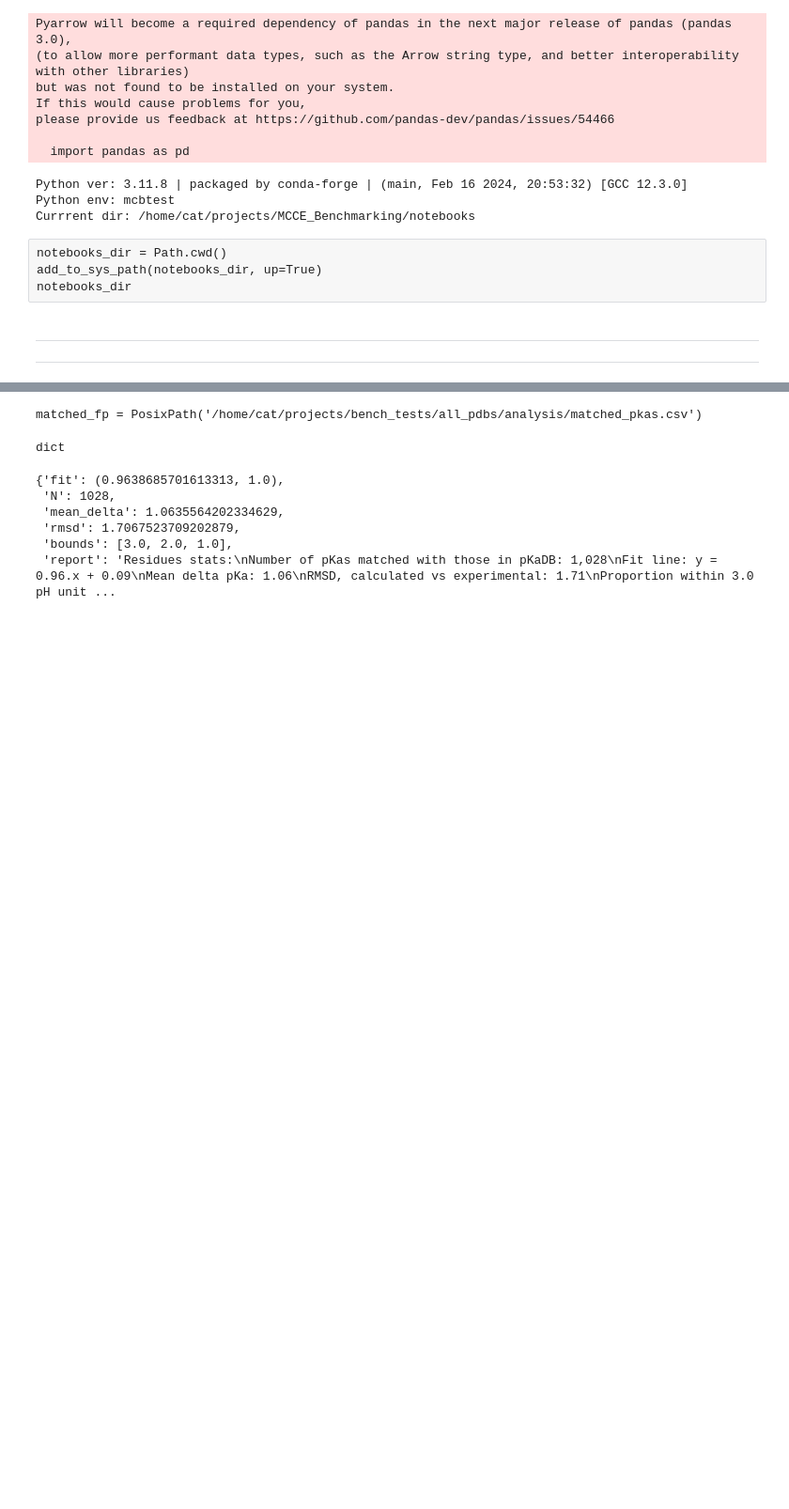
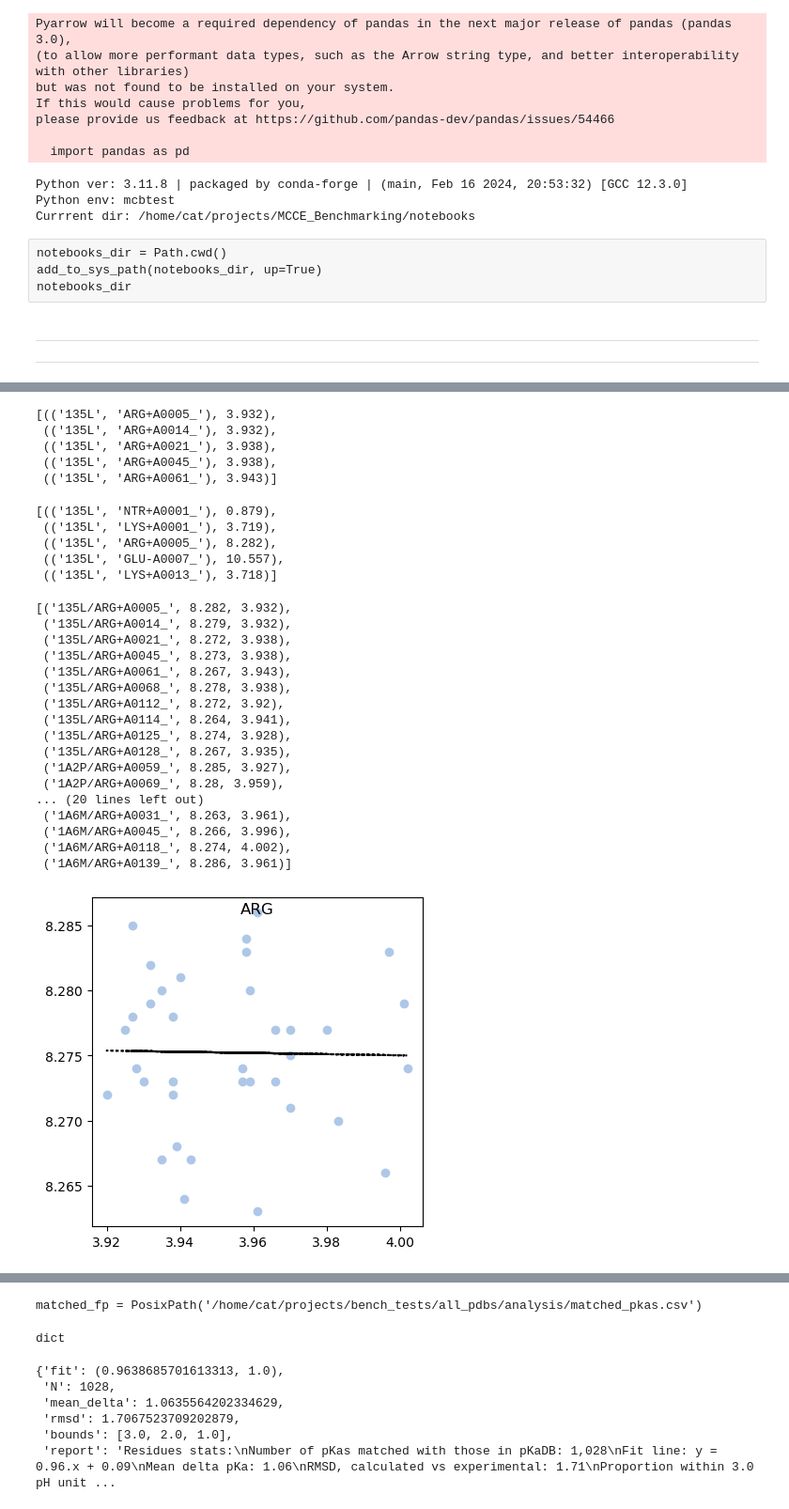
Before and after one commit to GunnerLab/MCCE_Benchmarking, a Jupyter notebook: notebooks/prep.ipynb, the cells around one changed output, grey strips where cells are left out. Shown: that part at 94% size. Drawn from its saved outputs; the diff is of its cells as text; code cells hidden in the pictures; blank space fills up the shorter version.

Commit message:
fix: Comparison processing, ref set position in plots.
Closes #34

```diff
--- a/notebooks/prep.ipynb
+++ b/notebooks/prep.ipynb
@@ -106,0 +89,6 @@ pdbs = PosixPath('/home/cat/projects/bench_tests/all_pdbs/RUNS')
+# %%
+print(BENCH)
+print(f"{USER_PRFX = }\n{USER_ENV = }\n{CONDA_PATH = }")
+
+for f in OUT_FILES:
+    print(f.name, f.value)
@@ -106,0 +331,68 @@ pdbs = PosixPath('/home/cat/projects/bench_tests/all_pdbs/RUNS')
+# %%
+def match_pkas(calc_pkas:dict, expl_pkas:dict) -> list:
+    """Return a list of 3-tuples:
+    Convention: second dict is taken as ref.
+    (id=<pdb>/<res>, calculated pka, experimental pka).
+    """
+
+    calculated_ids = list(set([key[0] for key in calc_pkas]))
+    pkas = []
+    for key in expl_pkas:
+        if key[0] not in calculated_ids:
+            continue
+
+        if key in calc_pkas:
+            calc_pka = calc_pkas[key]
+        elif key[1][3] == "-":
+            calc_pka = 0.0
+        elif key[1][3] == "+":
+            calc_pka = 14.0
+        else:
+            print(f"Parsing error of job pKas for {key}")
+            continue
+
+        pkas.append(("{}/{}".format(*key), calc_pka, expl_pkas[key]))
+
+    return pkas
+# %%
+# misnamed!: dirA :: ref (e4, default) -> 2
+d2 = from_pickle(dirA.joinpath(ANALYZE_DIR, OUT_FILES.JOB_PKAS.value))
+list(d2.items())[:n]
+
+d1 = from_pickle(dirB.joinpath(ANALYZE_DIR, OUT_FILES.JOB_PKAS.value))
+list(d1.items())[:n]
+
+matched = match_pkas(d1, d2)
+matched
+
+# d2 should b x-axis!
+plots.plot_res_analysis(matched)
+# %% [output]
+[(('135L', 'ARG+A0005_'), 3.932),
+ (('135L', 'ARG+A0014_'), 3.932),
+ (('135L', 'ARG+A0021_'), 3.938),
+ (('135L', 'ARG+A0045_'), 3.938),
+ (('135L', 'ARG+A0061_'), 3.943)]
+[(('135L', 'NTR+A0001_'), 0.879),
+ (('135L', 'LYS+A0001_'), 3.719),
+ (('135L', 'ARG+A0005_'), 8.282),
+ (('135L', 'GLU-A0007_'), 10.557),
+ (('135L', 'LYS+A0013_'), 3.718)]
+[('135L/ARG+A0005_', 8.282, 3.932),
+ ('135L/ARG+A0014_', 8.279, 3.932),
+ ('135L/ARG+A0021_', 8.272, 3.938),
+ ('135L/ARG+A0045_', 8.273, 3.938),
+ ('135L/ARG+A0061_', 8.267, 3.943),
+ ('135L/ARG+A0068_', 8.278, 3.938),
+ ('135L/ARG+A0112_', 8.272, 3.92),
+ ('135L/ARG+A0114_', 8.264, 3.941),
+ ('135L/ARG+A0125_', 8.274, 3.928),
+ ('135L/ARG+A0128_', 8.267, 3.935),
+ ('1A2P/ARG+A0059_', 8.285, 3.927),
+ ('1A2P/ARG+A0069_', 8.28, 3.959),
+... (20 lines left out)
+ ('1A6M/ARG+A0031_', 8.263, 3.961),
+ ('1A6M/ARG+A0045_', 8.266, 3.996),
+ ('1A6M/ARG+A0118_', 8.274, 4.002),
+ ('1A6M/ARG+A0139_', 8.286, 3.961)]
+[figure, added]
```
Also changed, not shown: parts of 36 cells of this notebook, 6 other files.
